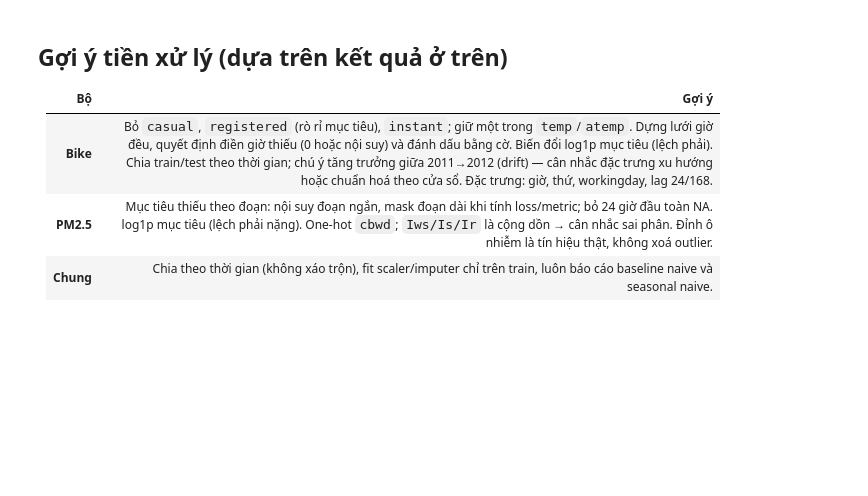
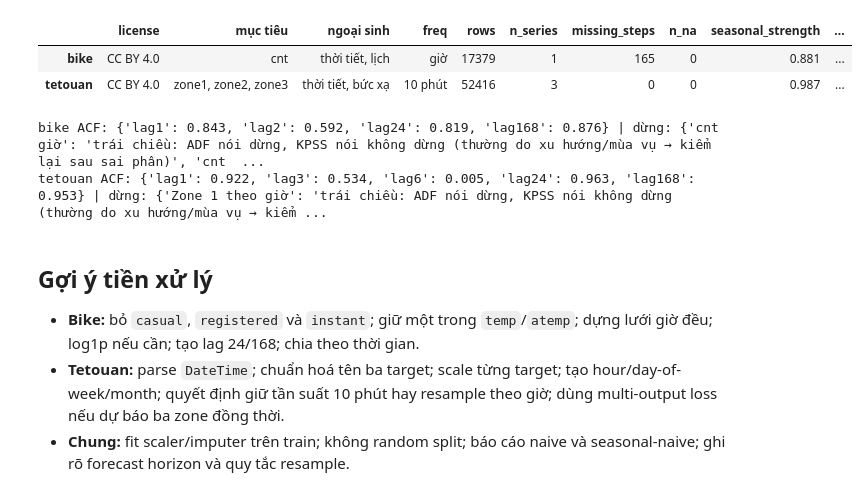
Before and after one commit to nguyenlytruongsonex1-ops/demand-forecasting-dataset-survey, a Jupyter notebook: eda/notebooks/eda_03_so_sanh_va_tien_xu_ly.ipynb, the cells around one changed output. Cells and saved outputs as stored; diff of their text form; code cells hidden in the pictures; blank space fills up the shorter version.

Commit message:
Replace Beijing PM2.5 with Tetouan power dataset

```diff
--- a/eda/notebooks/eda_03_so_sanh_va_tien_xu_ly.ipynb
+++ b/eda/notebooks/eda_03_so_sanh_va_tien_xu_ly.ipynb
@@ -11,12 +11,3 @@ warnings.filterwarnings('ignore'); pd.set_option('display.width', 160); pd.set_o
 plt.rcParams['figure.dpi'] = 80
 RAW = ROOT / 'data' / 'raw'
 import json
-# %%
-S = {k: json.load(open(ROOT/'reports'/f'summary_{k}.json')) for k in ['bike','pm25']}
-cols = ['rows','n_series','freq','start','end','missing_steps','dup_ts','n_na','target_mean','target_cv','target_skew','target_kurt','target_outlier_pct','trend_strength','seasonal_strength']
-tab = pd.DataFrame(S).T[cols]
-tab.insert(0, 'license', ['CC BY 4.0','CC BY 4.0'])
-tab.insert(1, 'mục tiêu', ['cnt','pm2.5'])
-tab.insert(2, 'ngoại sinh', ['thời tiết, lịch','khí tượng, hướng gió'])
-display(tab)
-for k in S: print(k, 'ACF:', S[k]['acf'], '| dừng:', S[k]['stationarity'])
@@ -29,8 +14,30 @@ pm25 ACF: {'lag1': 0.965, 'lag2': 0.92, 'lag6': 0.747, 'lag24': 0.398, 'lag168':
-# %% [markdown]
-## Gợi ý tiền xử lý (dựa trên kết quả ở trên)
-
-| Bộ | Gợi ý |
-|---|---|
-| **Bike** | Bỏ `casual`, `registered` (rò rỉ mục tiêu), `instant`; giữ một trong `temp`/`atemp`. Dựng lưới giờ đều, quyết định điền giờ thiếu (0 hoặc nội suy) và đánh dấu bằng cờ. Biến đổi log1p mục tiêu (lệch phải). Chia train/test theo thời gian; chú ý tăng trưởng giữa 2011→2012 (drift) — cân nhắc đặc trưng xu hướng hoặc chuẩn hoá theo cửa sổ. Đặc trưng: giờ, thứ, workingday, lag 24/168. |
-| **PM2.5** | Mục tiêu thiếu theo đoạn: nội suy đoạn ngắn, mask đoạn dài khi tính loss/metric; bỏ 24 giờ đầu toàn NA. log1p mục tiêu (lệch phải nặng). One-hot `cbwd`; `Iws/Is/Ir` là cộng dồn → cân nhắc sai phân. Đỉnh ô nhiễm là tín hiệu thật, không xoá outlier. |
-| **Chung** | Chia theo thời gian (không xáo trộn), fit scaler/imputer chỉ trên train, luôn báo cáo baseline naive và seasonal naive. |
+# %%
+S = {k: json.load(open(ROOT/'reports'/f'summary_{k}.json')) for k in ['bike','tetouan']}
+rows = {
+    'bike': {
+        'license': 'CC BY 4.0', 'mục tiêu': 'cnt', 'ngoại sinh': 'thời tiết, lịch',
+        'freq': S['bike']['freq'], 'rows': S['bike']['rows'], 'n_series': S['bike']['n_series'],
+        'missing_steps': S['bike']['missing_steps'], 'n_na': S['bike']['n_na'],
+        'seasonal_strength': S['bike'].get('seasonal_strength'), 'target_mean': S['bike'].get('target_mean'),
+    },
+    'tetouan': {
+        'license': 'CC BY 4.0', 'mục tiêu': 'zone1, zone2, zone3', 'ngoại sinh': 'thời tiết, bức xạ',
+        'freq': S['tetouan']['freq'], 'rows': S['tetouan']['rows'], 'n_series': S['tetouan']['n_series'],
+        'missing_steps': S['tetouan']['missing_steps'], 'n_na': S['tetouan']['n_na'],
+        'seasonal_strength': S['tetouan'].get('seasonal_strength'), 'target_mean': S['tetouan'].get('target_mean'),
+    },
+}
+display(pd.DataFrame(rows).T)
+for k in S: print(k, 'ACF:', S[k].get('acf'), '| dừng:', S[k].get('stationarity'))
+# %% [output]
+|  | license | mục tiêu | ngoại sinh | freq | rows | n_series | missing_steps | n_na | seasonal_strength | ... |
+| bike | CC BY 4.0 | cnt | thời tiết, lịch | giờ | 17379 | 1 | 165 | 0 | 0.881 | ... |
+| tetouan | CC BY 4.0 | zone1, zone2, zone3 | thời tiết, bức xạ | 10 phút | 52416 | 3 | 0 | 0 | 0.987 | ... |
+bike ACF: {'lag1': 0.843, 'lag2': 0.592, 'lag24': 0.819, 'lag168': 0.876} | dừng: {'cnt giờ': 'trái chiều: ADF nói dừng, KPSS nói không dừng (thường do xu hướng/mùa vụ → kiểm lại sau sai phân)', 'cnt  ...
+tetouan ACF: {'lag1': 0.922, 'lag3': 0.534, 'lag6': 0.005, 'lag24': 0.963, 'lag168': 0.953} | dừng: {'Zone 1 theo giờ': 'trái chiều: ADF nói dừng, KPSS nói không dừng (thường do xu hướng/mùa vụ → kiểm ...
+# %% [markdown]
+## Gợi ý tiền xử lý
+
+- **Bike:** bỏ `casual`, `registered` và `instant`; giữ một trong `temp`/`atemp`; dựng lưới giờ đều; log1p nếu cần; tạo lag 24/168; chia theo thời gian.
+- **Tetouan:** parse `DateTime`; chuẩn hoá tên ba target; scale từng target; tạo hour/day-of-week/month; quyết định giữ tần suất 10 phút hay resample theo giờ; dùng multi-output loss nếu dự báo ba zone đồng thời.
+- **Chung:** fit scaler/imputer trên train; không random split; báo cáo naive và seasonal-naive; ghi rõ forecast horizon và quy tắc resample.
```
Also changed, not shown: parts of 2 cells of this notebook, 10 other files.
